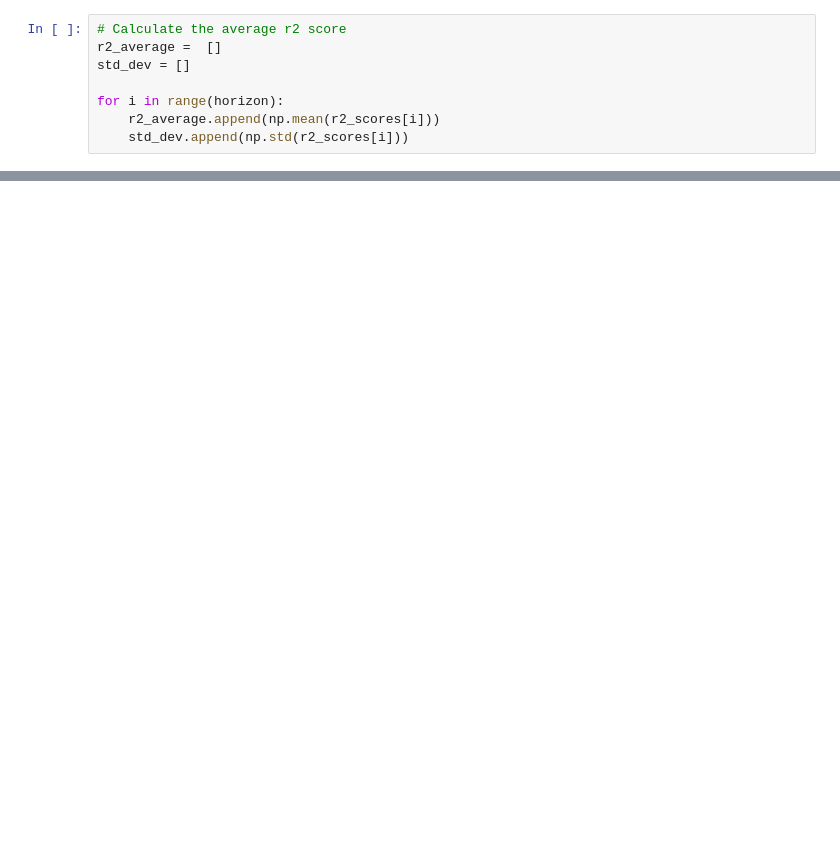
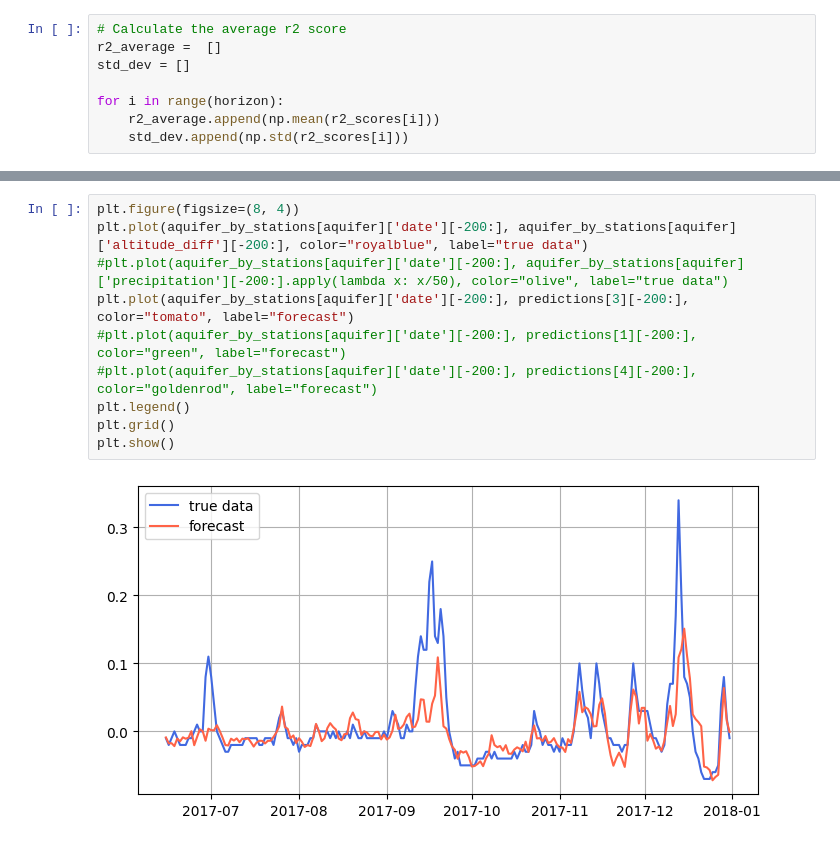
Before and after one commit to rok-klancic/foundation-models, a Jupyter notebook: notebooks/time_moe.ipynb, the cells around one changed output, grey strips where cells are left out. Drawn from its saved outputs; the diff is of its cells as text; blank space fills up the shorter version.

Commit message:
tests with shorter weather forecasts

```diff
--- a/notebooks/time_moe.ipynb
+++ b/notebooks/time_moe.ipynb
@@ -1961,0 +2258,12 @@ r2_average
+# %%
+plt.figure(figsize=(8, 4))
+plt.plot(aquifer_by_stations[aquifer]['date'][-200:], aquifer_by_stations[aquifer]['altitude_diff'][-200:], color="royalblue", label="true data")
+#plt.plot(aquifer_by_stations[aquifer]['date'][-200:], aquifer_by_stations[aquifer]['precipitation'][-200:].apply(lambda x: x/50), color="olive", label="true data")
+plt.plot(aquifer_by_stations[aquifer]['date'][-200:], predictions[3][-200:], color="tomato", label="forecast")
+#plt.plot(aquifer_by_stations[aquifer]['date'][-200:], predictions[1][-200:], color="green", label="forecast")
+#plt.plot(aquifer_by_stations[aquifer]['date'][-200:], predictions[4][-200:], color="goldenrod", label="forecast")
+plt.legend()
+plt.grid()
+plt.show()
+# %% [output]
+[figure, added]
```
Also changed, not shown: parts of 13 cells of this notebook, 20 other files.
